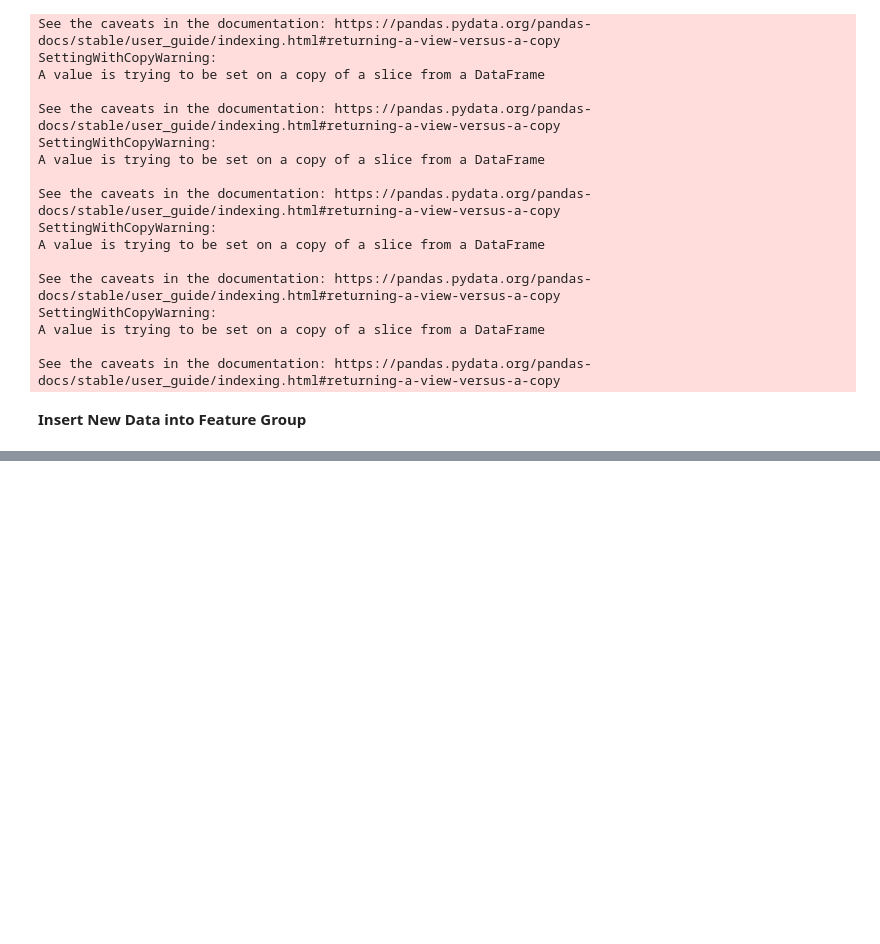
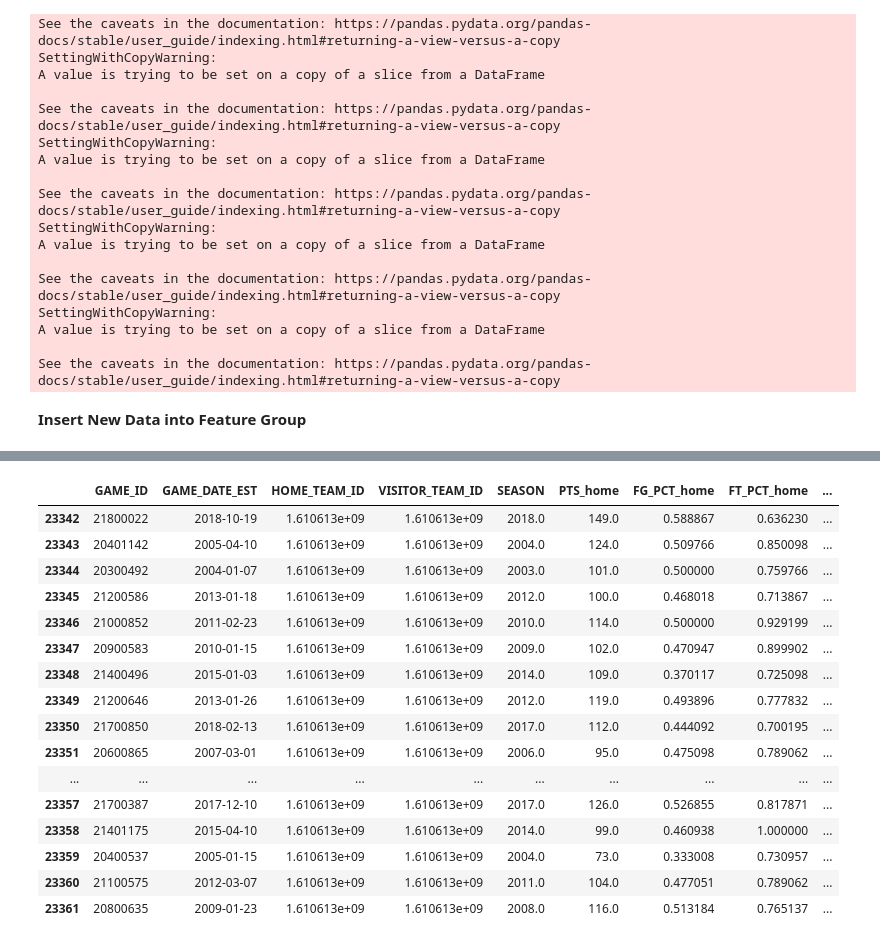
Before and after one commit to cmunch1/nba-prediction, a Jupyter notebook: 09_production_features_pipeline.ipynb, the cells around one changed output, grey strips where cells are left out. Cells and saved outputs as stored; diff of their text form; code cells hidden in the pictures; blank space fills up the shorter version.

```diff
--- a/09_production_features_pipeline.ipynb
+++ b/09_production_features_pipeline.ipynb
@@ -405,3 +391,23 @@ Launching offline feature group backfill job...
 Backfill Job started successfully, you can follow the progress at
 https://c.app.hopsworks.ai/p/3350/jobs/named/rolling_stats_1_offline_fg_backfill/executions
 (<hsfs.core.job.Job at 0x...>, None)
+# %%
+df_old.tail(20)
+# %% [output]
+|  | GAME_ID | GAME_DATE_EST | HOME_TEAM_ID | VISITOR_TEAM_ID | SEASON | PTS_home | FG_PCT_home | FT_PCT_home | ... |
+| 23342 | 21800022 | 2018-10-19 | 1.610613e+09 | 1.610613e+09 | 2018.0 | 149.0 | 0.588867 | 0.636230 | ... |
+| 23343 | 20401142 | 2005-04-10 | 1.610613e+09 | 1.610613e+09 | 2004.0 | 124.0 | 0.509766 | 0.850098 | ... |
+| 23344 | 20300492 | 2004-01-07 | 1.610613e+09 | 1.610613e+09 | 2003.0 | 101.0 | 0.500000 | 0.759766 | ... |
+| 23345 | 21200586 | 2013-01-18 | 1.610613e+09 | 1.610613e+09 | 2012.0 | 100.0 | 0.468018 | 0.713867 | ... |
+| 23346 | 21000852 | 2011-02-23 | 1.610613e+09 | 1.610613e+09 | 2010.0 | 114.0 | 0.500000 | 0.929199 | ... |
+| 23347 | 20900583 | 2010-01-15 | 1.610613e+09 | 1.610613e+09 | 2009.0 | 102.0 | 0.470947 | 0.899902 | ... |
+| 23348 | 21400496 | 2015-01-03 | 1.610613e+09 | 1.610613e+09 | 2014.0 | 109.0 | 0.370117 | 0.725098 | ... |
+| 23349 | 21200646 | 2013-01-26 | 1.610613e+09 | 1.610613e+09 | 2012.0 | 119.0 | 0.493896 | 0.777832 | ... |
+| 23350 | 21700850 | 2018-02-13 | 1.610613e+09 | 1.610613e+09 | 2017.0 | 112.0 | 0.444092 | 0.700195 | ... |
+| 23351 | 20600865 | 2007-03-01 | 1.610613e+09 | 1.610613e+09 | 2006.0 | 95.0 | 0.475098 | 0.789062 | ... |
+| ... | ... | ... | ... | ... | ... | ... | ... | ... | ... |
+| 23357 | 21700387 | 2017-12-10 | 1.610613e+09 | 1.610613e+09 | 2017.0 | 126.0 | 0.526855 | 0.817871 | ... |
+| 23358 | 21401175 | 2015-04-10 | 1.610613e+09 | 1.610613e+09 | 2014.0 | 99.0 | 0.460938 | 1.000000 | ... |
+| 23359 | 20400537 | 2005-01-15 | 1.610613e+09 | 1.610613e+09 | 2004.0 | 73.0 | 0.333008 | 0.730957 | ... |
+| 23360 | 21100575 | 2012-03-07 | 1.610613e+09 | 1.610613e+09 | 2011.0 | 104.0 | 0.477051 | 0.789062 | ... |
+| 23361 | 20800635 | 2009-01-23 | 1.610613e+09 | 1.610613e+09 | 2008.0 | 116.0 | 0.513184 | 0.765137 | ... |
```
Also changed, not shown: parts of 12 cells of this notebook, 1 other file.
